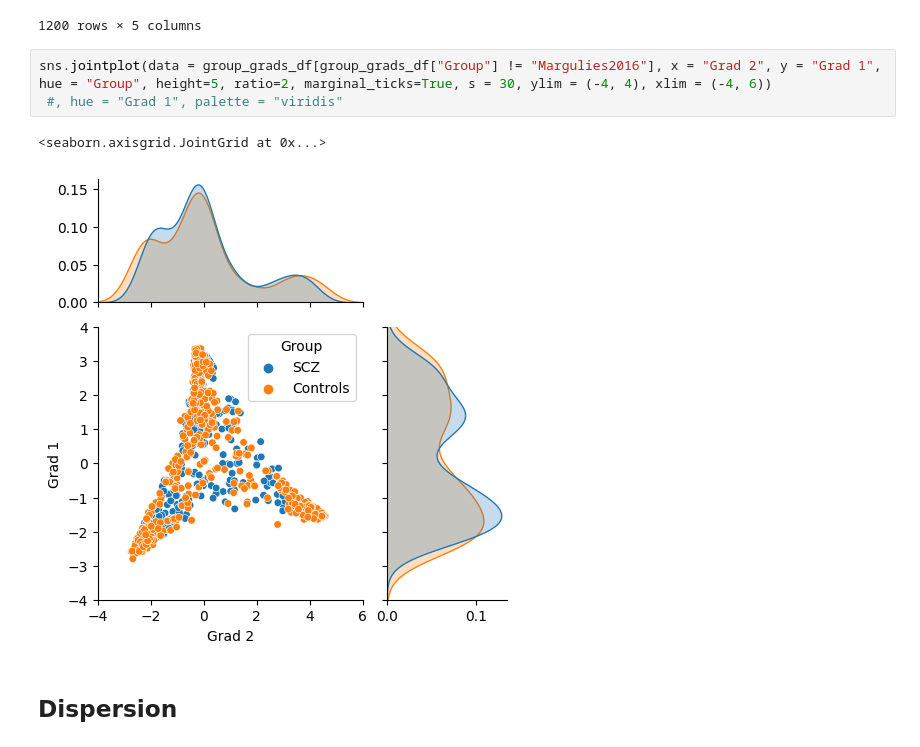
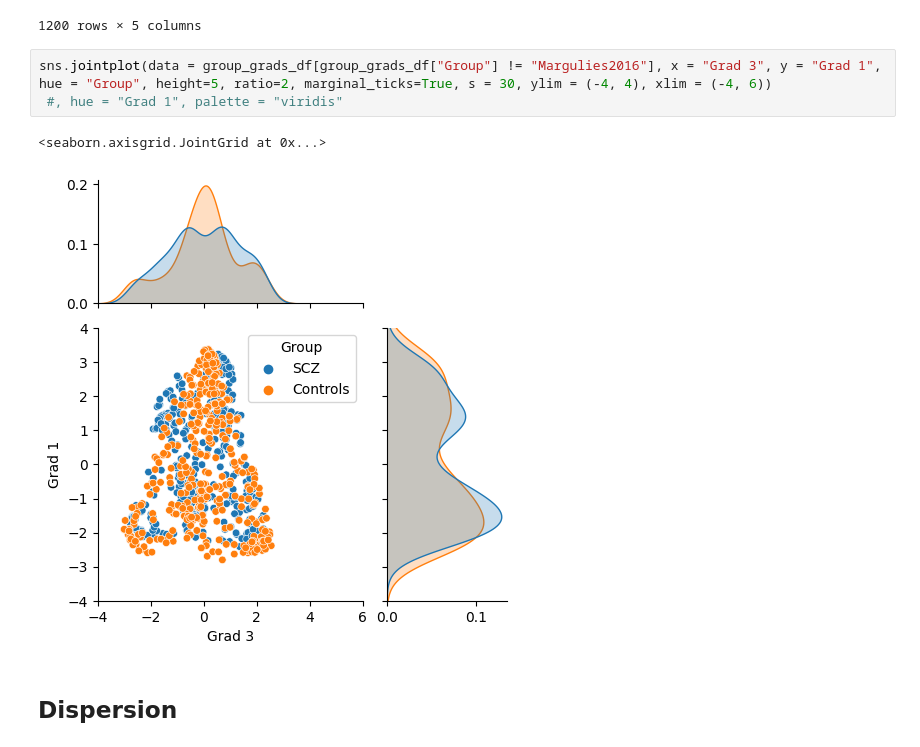
Before and after one commit to victoris93/feature-selection-scz, a Jupyter notebook: COBRE/cobre_analyses.ipynb, the cells around one changed output. Drawn from its saved outputs; the diff is of its cells as text.

Commit message:
results visualization

```diff
--- a/COBRE/cobre_analyses.ipynb
+++ b/COBRE/cobre_analyses.ipynb
@@ -101,11 +101,11 @@ group_grads_df
 | 1199 | 399 | 0.755759 | 1.036324 | 0.009215 | Margulies2016 |
 1200 rows × 5 columns
 # %%
-sns.jointplot(data = group_grads_df[group_grads_df["Group"] != "Margulies2016"], x = "Grad 2", y = "Grad 1", hue = "Group", height=5, ratio=2, marginal_ticks=True, s = 30, ylim = (-4, 4), xlim = (-4, 6))
+sns.jointplot(data = group_grads_df[group_grads_df["Group"] != "Margulies2016"], x = "Grad 3", y = "Grad 1", hue = "Group", height=5, ratio=2, marginal_ticks=True, s = 30, ylim = (-4, 4), xlim = (-4, 6))
  #, hue = "Grad 1", palette = "viridis"
 # %% [output]
 <seaborn.axisgrid.JointGrid at 0x...>
-[figure, old version]
+[figure, new version]
 # %% [markdown]
 ## Dispersion
 # %%
```
Also changed, not shown: parts of 18 cells of this notebook.
